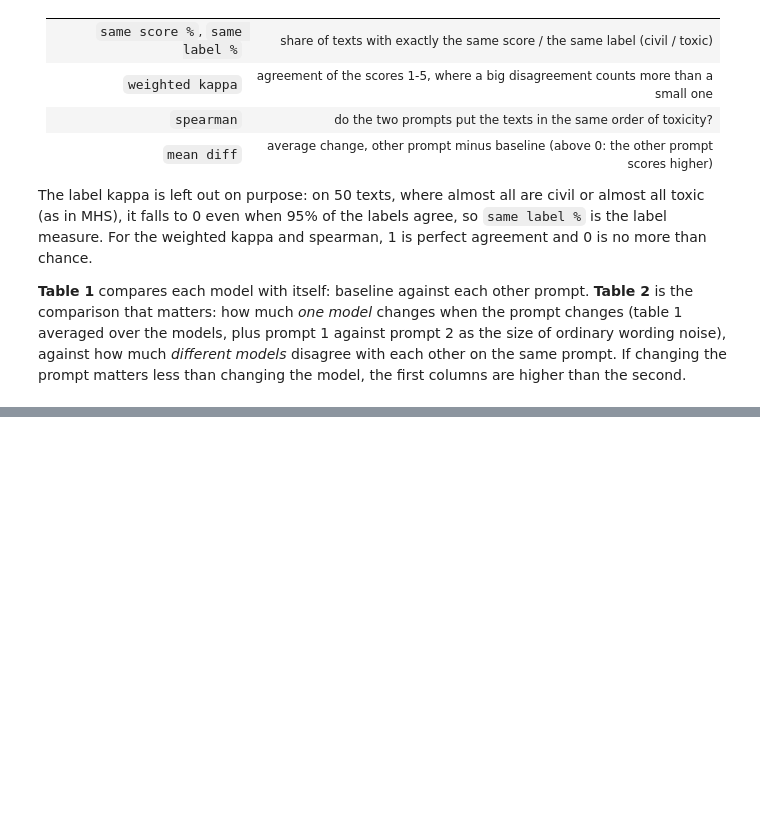
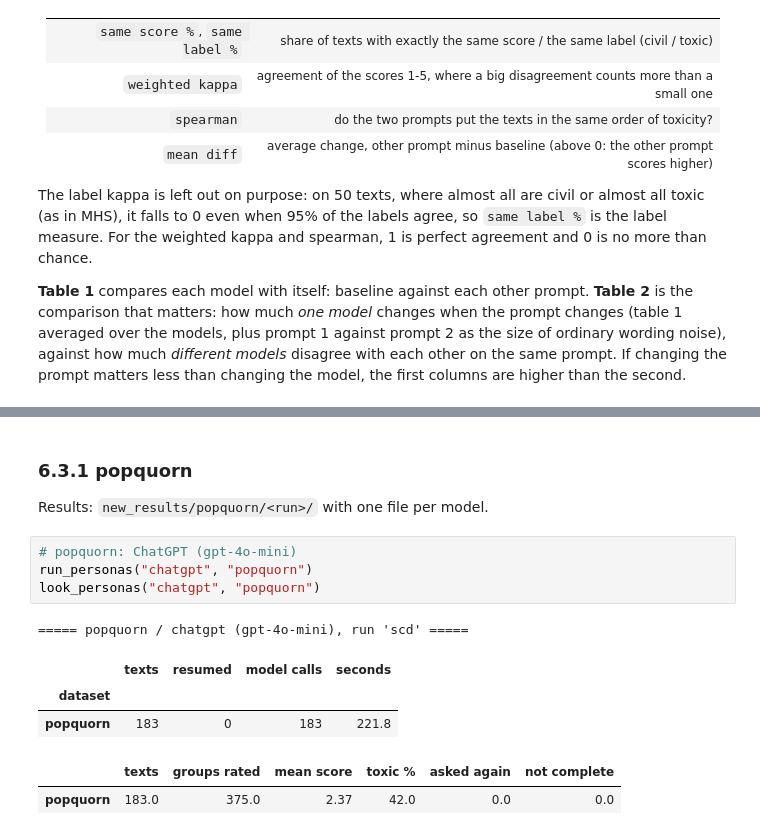
Before and after one commit to Swkratis210204/llm-dfu-bias-study, a Jupyter notebook: perspective_audit/notebooks/Datasets.ipynb, the cells around one changed output, grey strips where cells are left out. Saved outputs shown, nothing was run; the diff lists cells and outputs as text; blank space fills up the shorter version.

```diff
--- a/perspective_audit/notebooks/Datasets.ipynb
+++ b/perspective_audit/notebooks/Datasets.ipynb
@@ -1360,0 +822,14 @@ Table 2 (weighted kappa): one model with two prompts (mean over the models) agai
+# %% [markdown]
+### 6.3.1 popquorn
+Results: `new_results/popquorn/<run>/` with one file per model.
+# %%
+# popquorn: ChatGPT (gpt-4o-mini)
+run_personas("chatgpt", "popquorn")
+look_personas("chatgpt", "popquorn")
+# %% [output]
+===== popquorn / chatgpt (gpt-4o-mini), run 'scd' =====
+|  | texts | resumed | model calls | seconds |
+| dataset |  |  |  |  |
+| popquorn | 183 | 0 | 183 | 221.8 |
+|  | texts | groups rated | mean score | toxic % | asked again | not complete |
+| popquorn | 183.0 | 375.0 | 2.37 | 42.0 | 0.0 | 0.0 |
```
Also changed, not shown: parts of 92 cells of this notebook, 38 other files.
